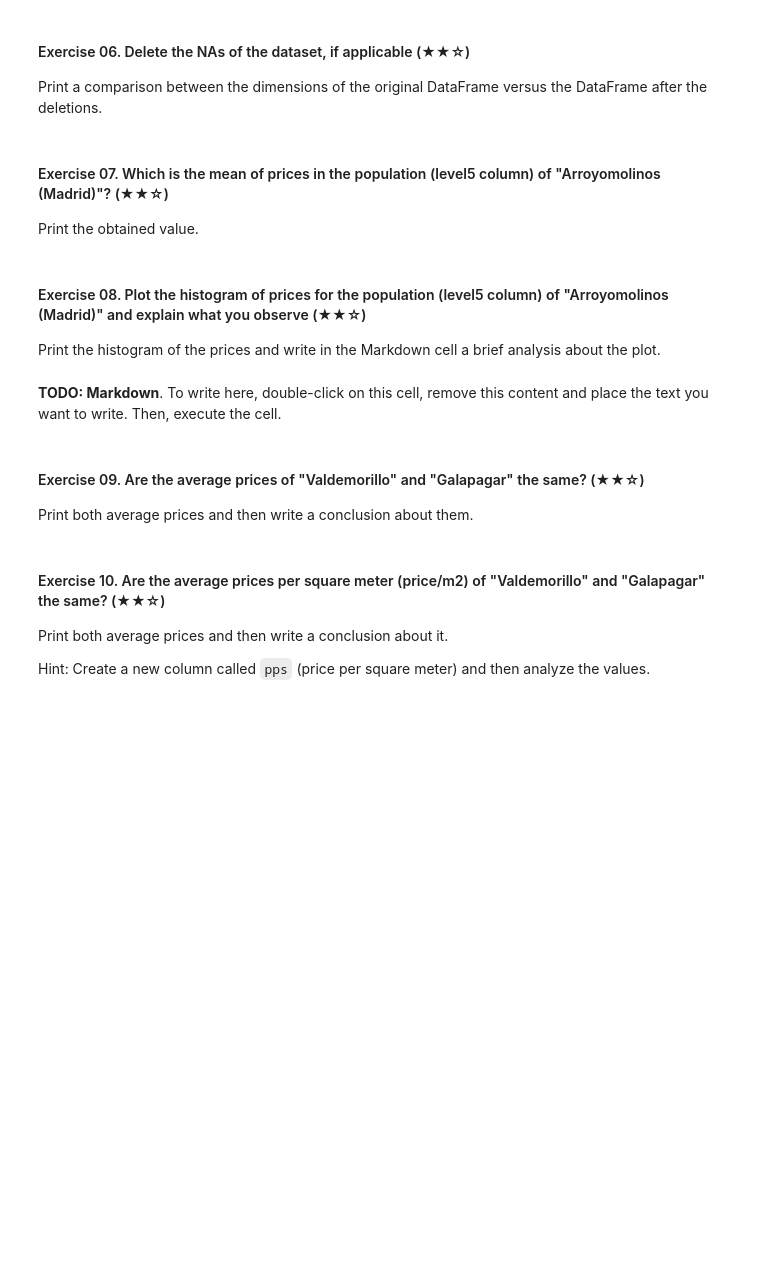
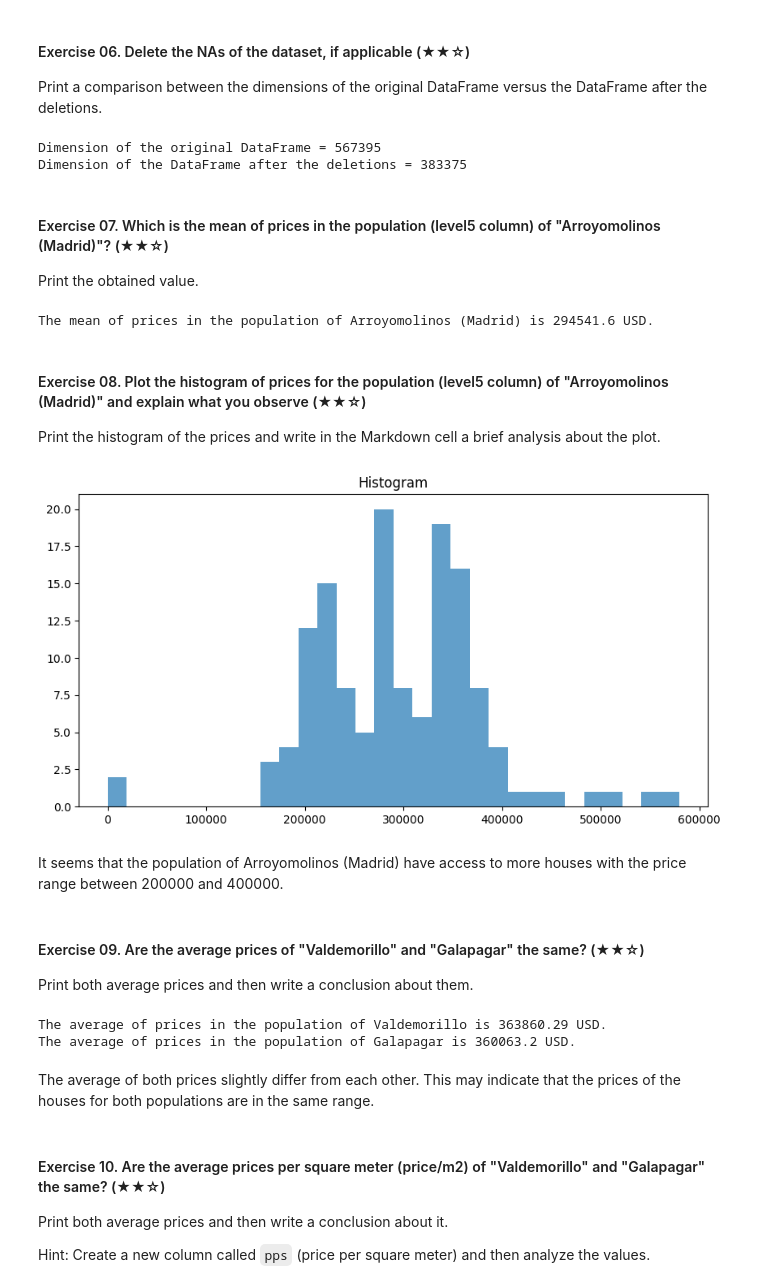
Before and after one commit to aristi95/realestate-datacleanup-exercise, a Jupyter notebook: project.ipynb, the cells around one changed output. Cells and saved outputs as stored; diff of their text form; code cells hidden in the pictures; blank space fills up the shorter version.

```diff
--- a/project.ipynb
+++ b/project.ipynb
@@ -87,26 +116,58 @@ Print a boolean value (`True` or `False`) followed by the rows/cols that contain
 Print a comparison between the dimensions of the original DataFrame versus the DataFrame after the deletions.
 # %%
 # TODO
+dsnew = ds.drop(null_columns, axis=1)
+print(f"Dimension of the original DataFrame = {ds.size}")
+print(f"Dimension of the DataFrame after the deletions = {dsnew.size}")
+# %% [output]
+Dimension of the original DataFrame = 567395
+Dimension of the DataFrame after the deletions = 383375
 # %% [markdown]
 #### Exercise 07. Which is the mean of prices in the population (level5 column) of "Arroyomolinos (Madrid)"? (★★☆)
 
 Print the obtained value.
 # %%
 # TODO
+filter = ds[ds.level5 == 'Arroyomolinos (Madrid)']
+mean_values = filter.price.mean().round(2)
+print(f"The mean of prices in the population of Arroyomolinos (Madrid) is {mean_values} USD.")
+# %% [output]
+The mean of prices in the population of Arroyomolinos (Madrid) is 294541.6 USD.
 # %% [markdown]
 #### Exercise 08. Plot the histogram of prices for the population (level5 column) of "Arroyomolinos (Madrid)" and explain what you observe (★★☆)
 
 Print the histogram of the prices and write in the Markdown cell a brief analysis about the plot.
 # %%
 # TODO: Code
+import matplotlib.pyplot as plt
+
+filter = ds[ds.level5 == 'Arroyomolinos (Madrid)']
+
+plt.figure(figsize = (10, 5))
+plt.hist(filter.price, bins = 30, alpha = 0.7)
+plt.title("Histogram")
+plt.show()
+# %% [output]
+[figure, added]
 # %% [markdown]
-**TODO: Markdown**. To write here, double-click on this cell, remove this content and place the text you want to write. Then, execute the cell.
+It seems that the population of Arroyomolinos (Madrid) have access to more houses with the price range between 200000 and 400000.
 # %% [markdown]
 #### Exercise 09. Are the average prices of "Valdemorillo" and "Galapagar" the same? (★★☆)
 
 Print both average prices and then write a conclusion about them.
 # %%
 # TODO
+filter_Valdemorillo = ds[ds.level5 == 'Valdemorillo']
+mean_values_Valdemorillo = filter_Valdemorillo.price.mean().round(2)
+print(f"The average of prices in the population of Valdemorillo is {mean_values_Valdemorillo} USD.")
+filter_Galapagar = ds[ds.level5 == 'Galapagar']
+mean_values_Galapagar = filter_Galapagar.price.mean().round(2)
+print(f"The average of prices in the population of Galapagar is {mean_values_Galapagar} USD.")
+# %% [output]
+The average of prices in the population of Valdemorillo is 363860.29 USD.
+The average of prices in the population of Galapagar is 360063.2 USD.
+# %% [markdown]
+The average of both prices slightly differ from each other. This may indicate that the prices of the houses for both populations are in the same range.
 # %% [markdown]
 #### Exercise 10. Are the average prices per square meter (price/m2) of "Valdemorillo" and "Galapagar" the same? (★★☆)
 
```
Also changed, not shown: parts of 9 cells of this notebook.
